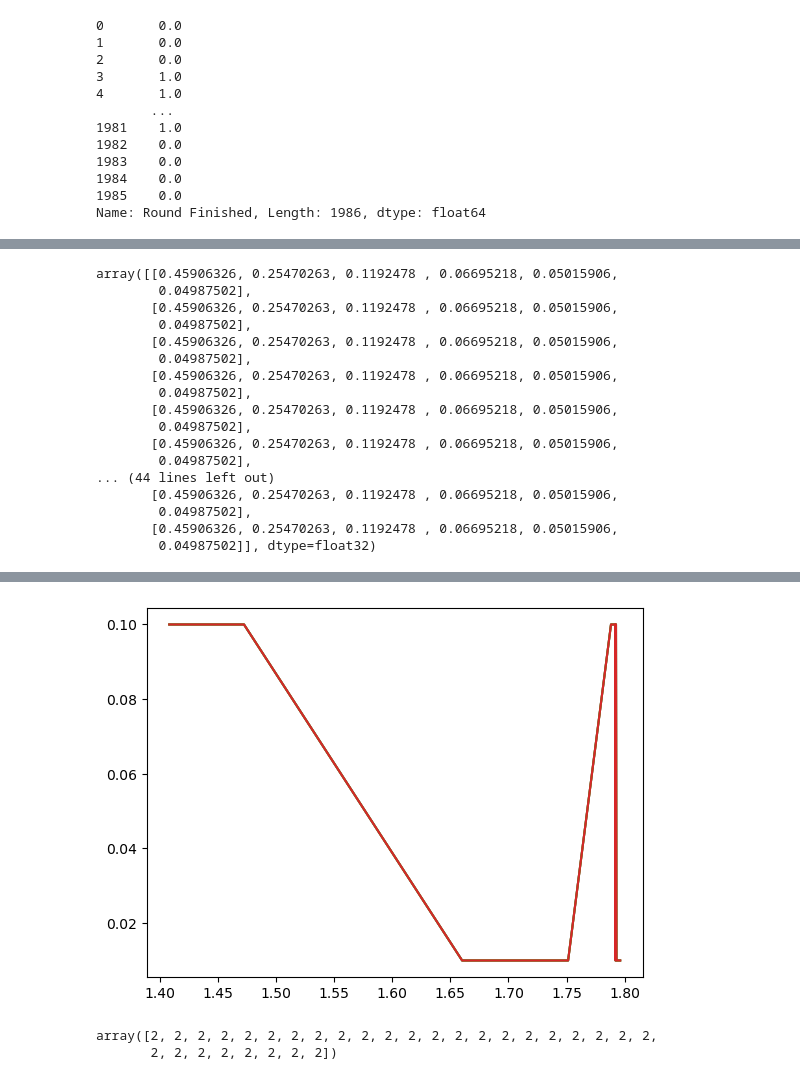
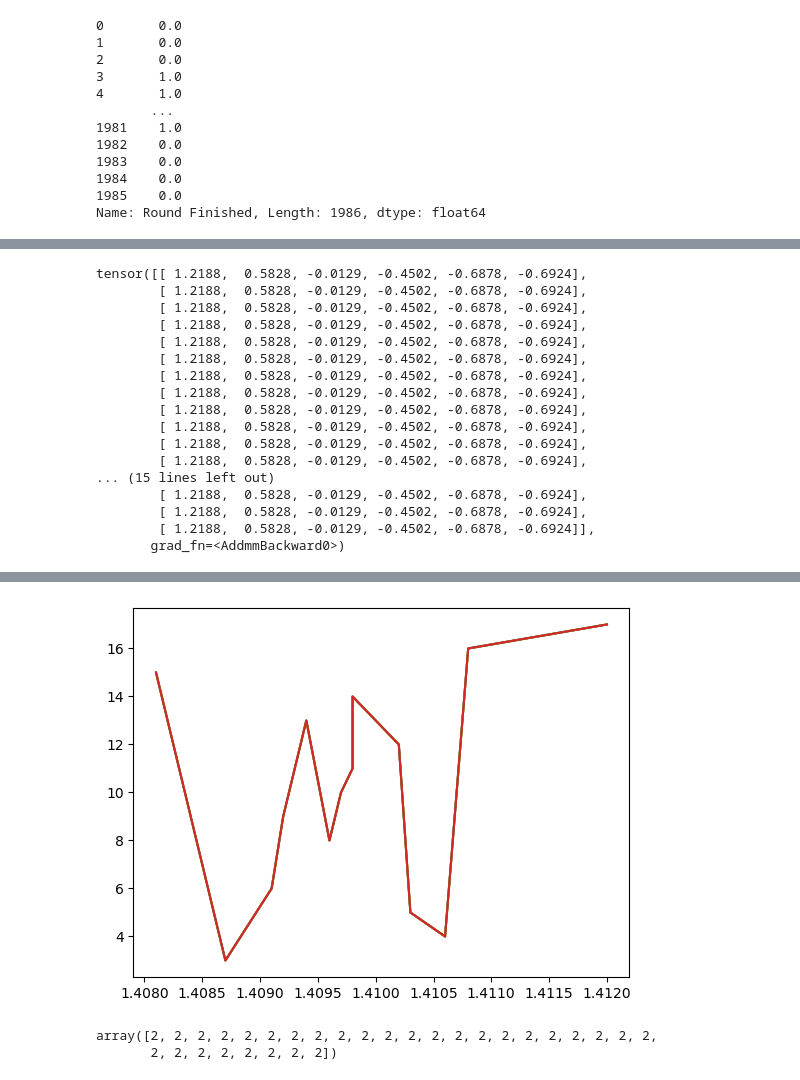
Before and after one commit to jg-pacheco/predict-perform, a Jupyter notebook: model.ipynb, the cells around one changed output, grey strips where cells are left out. Drawn from its saved outputs; the diff is of its cells as text; code cells hidden in the pictures.

Commit message:
edited model

```diff
--- a/model.ipynb
+++ b/model.ipynb
@@ -151,11 +151,12 @@ class FeedforwardNetwork(nn.Module):
     def __init__(self, input_size, hidden_sizes, hidden_functions, output_size):
         super(FeedforwardNetwork, self).__init__()
         self.input_size = input_size
-        self.hidden_size = hidden_size
+        self.hidden_sizes = hidden_sizes
         self.output_size = output_size
+        self.functions = hidden_functions
+        self.criterion = torch.nn.CrossEntropyLoss()
 
-        self.functions = hidden_functions
-
+        # Creates layers
         self.layers = nn.ModuleList()
         prev_size = self.input_size
         for i, size in enumerate(hidden_sizes):
@@ -171,23 +172,24 @@ class FeedforwardNetwork(nn.Module):
         return x
 
     def fit(self, X, y, learning_rate, epochs, p=True):
+        # Ensure dtypes are usable
         X = torch.tensor(X, dtype=torch.float32)
         y = torch.tensor(y, dtype=torch.long)
 
-        criterion = torch.nn.CrossEntropyLoss()
-        optimizer = torch.optim.SGD(self.parameters(), lr=learning_rate)
+        # Define loss and optimizer
+        self.optimizer = torch.optim.SGD(self.parameters(), lr=learning_rate)
 
         for epoch in range(epochs):
             # Forward propagation
             output = self.forward(X)
 
             # Calculate loss
-            loss = criterion(output, y)
+            loss = self.criterion(output, y)
 
             # Backpropagation
-            optimizer.zero_grad()
+            self.optimizer.zero_grad()
             loss.backward()
-            optimizer.step()
+            self.optimizer.step()
 
             # Print the loss every 100 epochs
             if(p):
@@ -206,12 +208,26 @@ class FeedforwardNetwork(nn.Module):
         output = self.forward(X)
         _, predicted_classes = torch.max(output, dim=1)
         return predicted_classes.detach().numpy()
+
+    def check_CE_loss(self, X, y):
+        probabilities = self.predict_proba(X)
+        loss = self.criterion(probabilities, y)
+        loss.backward()
+        return round(loss.item(), 5)
+
+    def check_accuracy(self, X, y):
+        classes = self.predict(X)
+        check = classes == y
+        missed = sum(check)
+        length = len(check)
+        print(f"{missed}/{length}")
+        return missed/length
 # %%
 def KFold(df, folds=5, window_size=10, learning_rate=0.01, epochs=100):
     losses = []
-    for year in range(2023, 2023-folds, -1):
+    for year in range(2022, 2022-folds, -1):
         train = df[(df['Year'] < year) & (df['Year'] >= year-window_size)]
-        val = df[(df['Year'] == year) & (df['Synthetic'] == False)]
+        val = df[(df['Year'] == year) & (df['Synthetic'] == True)]
 
         X_train = train.drop(
             ['Team', 'Year', 'Round Finished', 'Synthetic'], axis=1).values
@@ -224,14 +240,14 @@ def KFold(df, folds=5, window_size=10, learning_rate=0.01, epochs=100):
         Y_val = torch.tensor(Y_val.values, dtype=torch.int64)
         # funcs: F.relu, torch.sigmoid, torch.matmul
 
-        model = FeedforwardNetwork(X_train.shape[1], hidden_sizes=[60, 40, 20],
-                           hidden_functions=[nn.ReLU(), nn.ReLU(), nn.ReLU()],
+        model = FeedforwardNetwork(X_train.shape[1], hidden_sizes=[60],
+                           hidden_functions=[nn.ReLU()],
                            output_size=6)
         # Train the model
         losses.append(model.fit(X_train, Y_train, learning_rate, epochs, False))
     return round(np.mean(losses), 4), model
 # %%
-loss, model = KFold(combined, learning_rate=0.1, epochs=100,
+loss, model = KFold(full, learning_rate=0.1, epochs=100,
                     folds=5, window_size=10)
 loss
 # %% [output]
@@ -243,23 +283,23 @@ combined.shape
 # %%
 model.predict_proba(X_val)
 # %% [output]
-array([[0.45906326, 0.25470263, 0.1192478 , 0.06695218, 0.05015906,
-        0.04987502],
-       [0.45906326, 0.25470263, 0.1192478 , 0.06695218, 0.05015906,
-        0.04987502],
-       [0.45906326, 0.25470263, 0.1192478 , 0.06695218, 0.05015906,
-        0.04987502],
-       [0.45906326, 0.25470263, 0.1192478 , 0.06695218, 0.05015906,
-        0.04987502],
-       [0.45906326, 0.25470263, 0.1192478 , 0.06695218, 0.05015906,
-        0.04987502],
-       [0.45906326, 0.25470263, 0.1192478 , 0.06695218, 0.05015906,
-        0.04987502],
-... (44 lines left out)
-       [0.45906326, 0.25470263, 0.1192478 , 0.06695218, 0.05015906,
-        0.04987502],
-       [0.45906326, 0.25470263, 0.1192478 , 0.06695218, 0.05015906,
-        0.04987502]], dtype=float32)
+tensor([[ 1.2188,  0.5828, -0.0129, -0.4502, -0.6878, -0.6924],
+        [ 1.2188,  0.5828, -0.0129, -0.4502, -0.6878, -0.6924],
+        [ 1.2188,  0.5828, -0.0129, -0.4502, -0.6878, -0.6924],
+        [ 1.2188,  0.5828, -0.0129, -0.4502, -0.6878, -0.6924],
+        [ 1.2188,  0.5828, -0.0129, -0.4502, -0.6878, -0.6924],
+        [ 1.2188,  0.5828, -0.0129, -0.4502, -0.6878, -0.6924],
+        [ 1.2188,  0.5828, -0.0129, -0.4502, -0.6878, -0.6924],
+        [ 1.2188,  0.5828, -0.0129, -0.4502, -0.6878, -0.6924],
+        [ 1.2188,  0.5828, -0.0129, -0.4502, -0.6878, -0.6924],
+        [ 1.2188,  0.5828, -0.0129, -0.4502, -0.6878, -0.6924],
+        [ 1.2188,  0.5828, -0.0129, -0.4502, -0.6878, -0.6924],
+        [ 1.2188,  0.5828, -0.0129, -0.4502, -0.6878, -0.6924],
+... (15 lines left out)
+        [ 1.2188,  0.5828, -0.0129, -0.4502, -0.6878, -0.6924],
+        [ 1.2188,  0.5828, -0.0129, -0.4502, -0.6878, -0.6924],
+        [ 1.2188,  0.5828, -0.0129, -0.4502, -0.6878, -0.6924]],
+       grad_fn=<AddmmBackward0>)
 # %%
 losses = []
 for i, data in enumerate([full, combined]):
@@ -293,10 +333,10 @@ list(losses)
 # %%
 losses = np.array(losses)
 losses = losses[losses[:, 4].argsort()]
 for i in range(4):
-    plt.plot(losses[:,4], losses[:,2])
+    plt.plot(losses[:15,4], losses[:15,1])
 # %% [output]
-[figure, old version]
+[figure, new version]
 # %%
 KFold()
 # %% [output]
```
Also changed, not shown: parts of 4 cells of this notebook.
